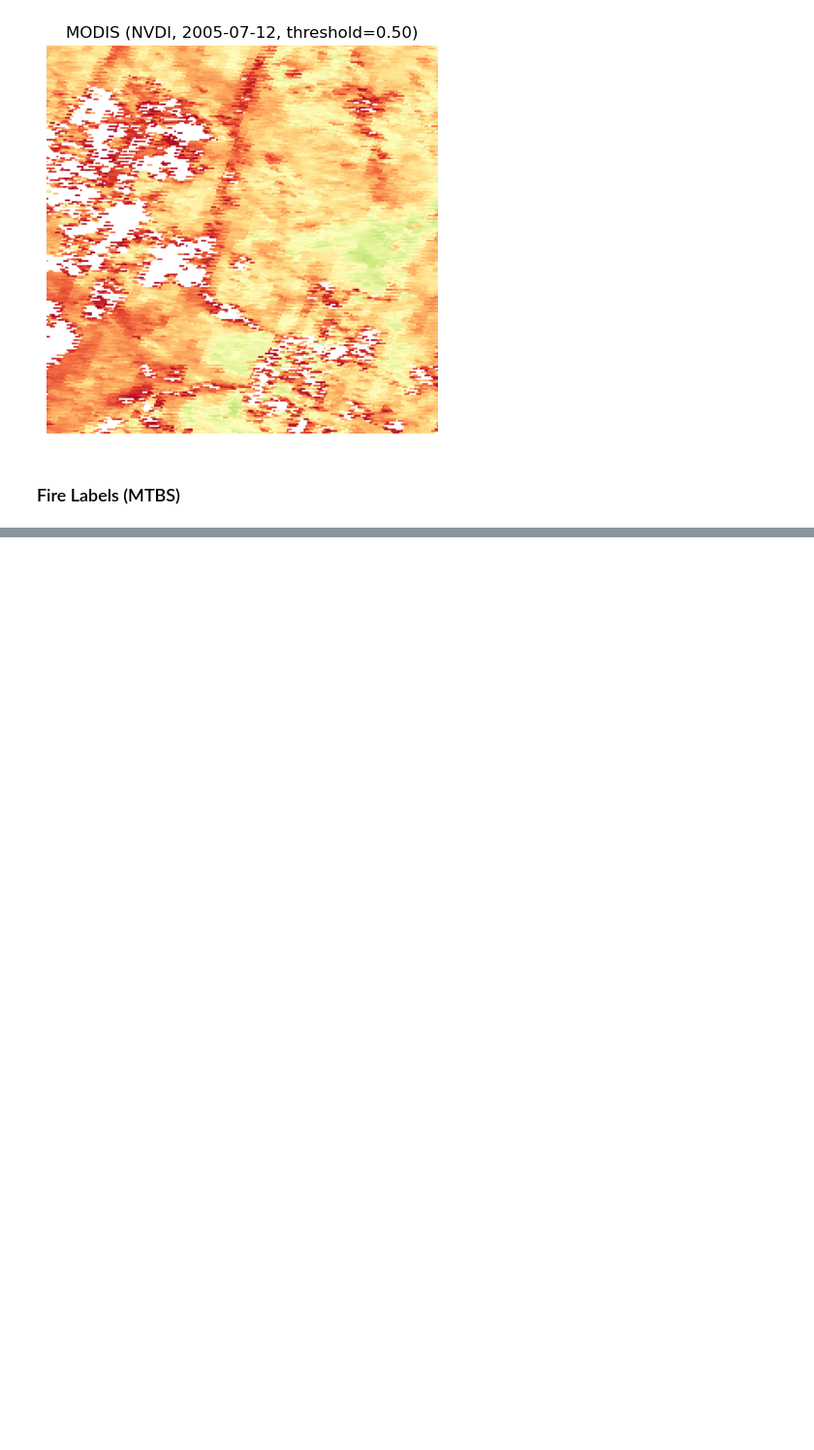
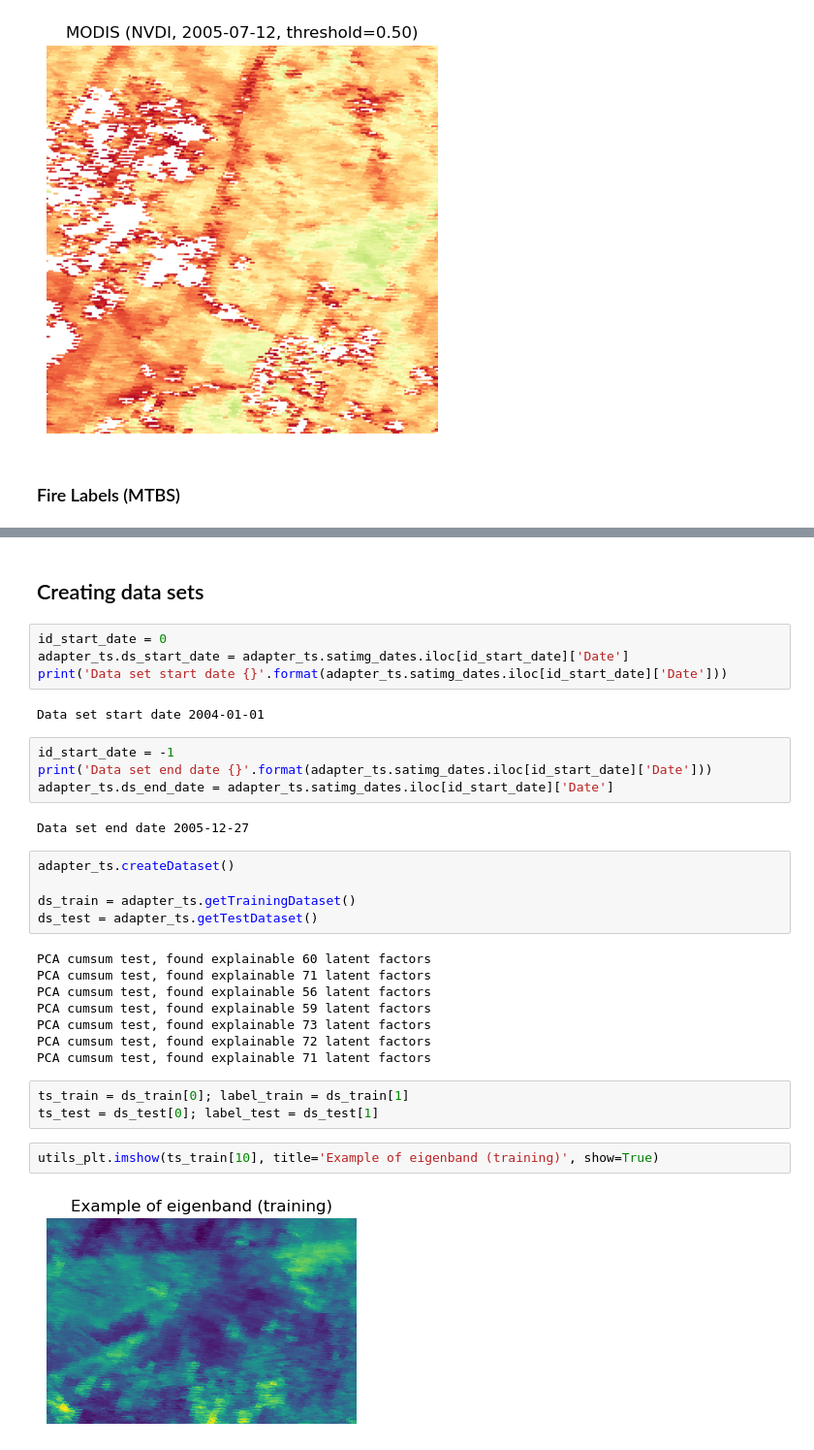
Before and after one commit to natural-hazards/wildfires, a Jupyter notebook: notebooks/pca_example.ipynb, the cells around one changed output, grey strips where cells are left out. Shown at 97% size. Saved outputs shown, nothing was run; the diff lists cells and outputs as text; blank space fills up the shorter version.

Commit message:
WIP example pca - visualizations, training

```diff
--- a/notebooks/pca_example.ipynb
+++ b/notebooks/pca_example.ipynb
@@ -137 +156,35 @@ adapter_ts.showFireLabels(id_bands=range(0, 2), figsize=(3.5, 3.5))
 [figure]
+# %% [markdown]
+## Creating data sets
+# %%
+id_start_date = 0
+adapter_ts.ds_start_date = adapter_ts.satimg_dates.iloc[id_start_date]['Date']
+print('Data set start date {}'.format(adapter_ts.satimg_dates.iloc[id_start_date]['Date']))
+# %% [output]
+Data set start date 2004-01-01
+# %%
+id_start_date = -1
+print('Data set end date {}'.format(adapter_ts.satimg_dates.iloc[id_start_date]['Date']))
+adapter_ts.ds_end_date = adapter_ts.satimg_dates.iloc[id_start_date]['Date']
+# %% [output]
+Data set end date 2005-12-27
+# %%
+adapter_ts.createDataset()
+
+ds_train = adapter_ts.getTrainingDataset()
+ds_test = adapter_ts.getTestDataset()
+# %% [output]
+PCA cumsum test, found explainable 60 latent factors
+PCA cumsum test, found explainable 71 latent factors
+PCA cumsum test, found explainable 56 latent factors
+PCA cumsum test, found explainable 59 latent factors
+PCA cumsum test, found explainable 73 latent factors
+PCA cumsum test, found explainable 72 latent factors
+PCA cumsum test, found explainable 71 latent factors
+# %%
+ts_train = ds_train[0]; label_train = ds_train[1]
+ts_test = ds_test[0]; label_test = ds_test[1]
+# %%
+utils_plt.imshow(ts_train[10], title='Example of eigenband (training)', show=True)
+# %% [output]
+[figure, added]
```
Also changed, not shown: parts of 48 cells of this notebook, 2 other files.
